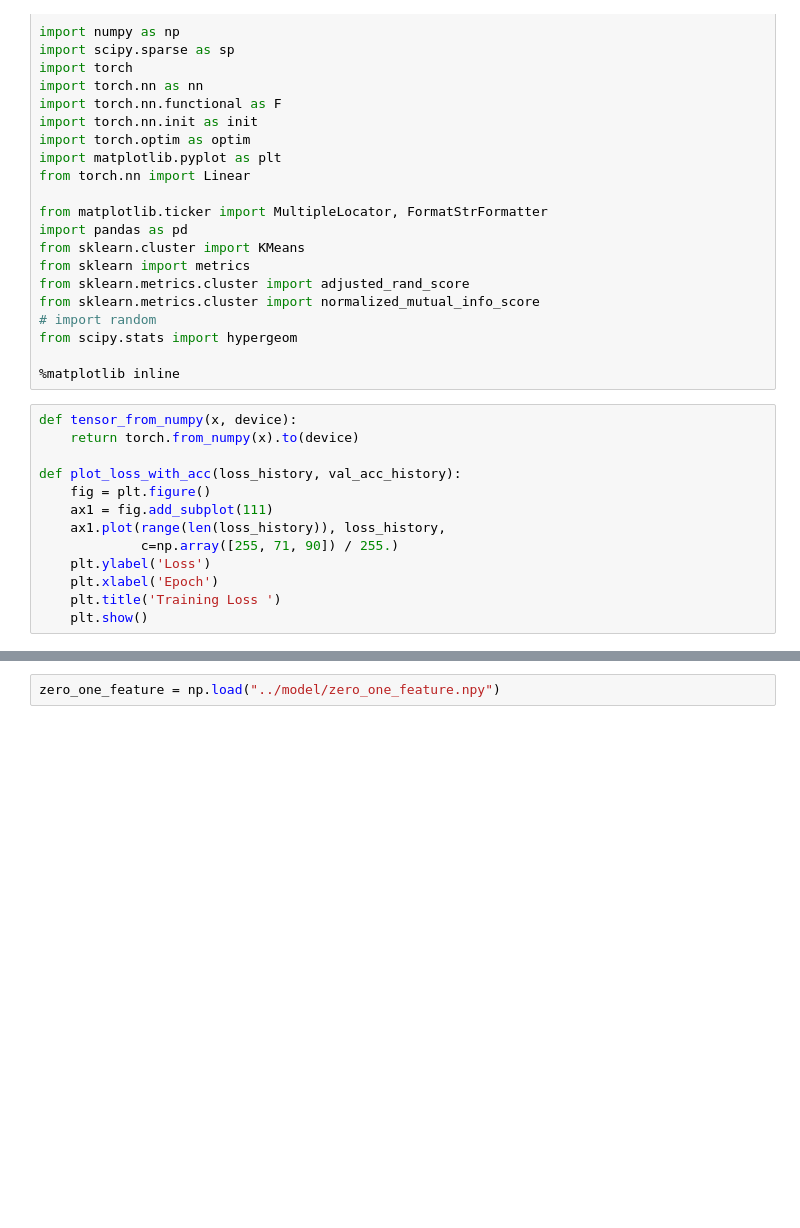
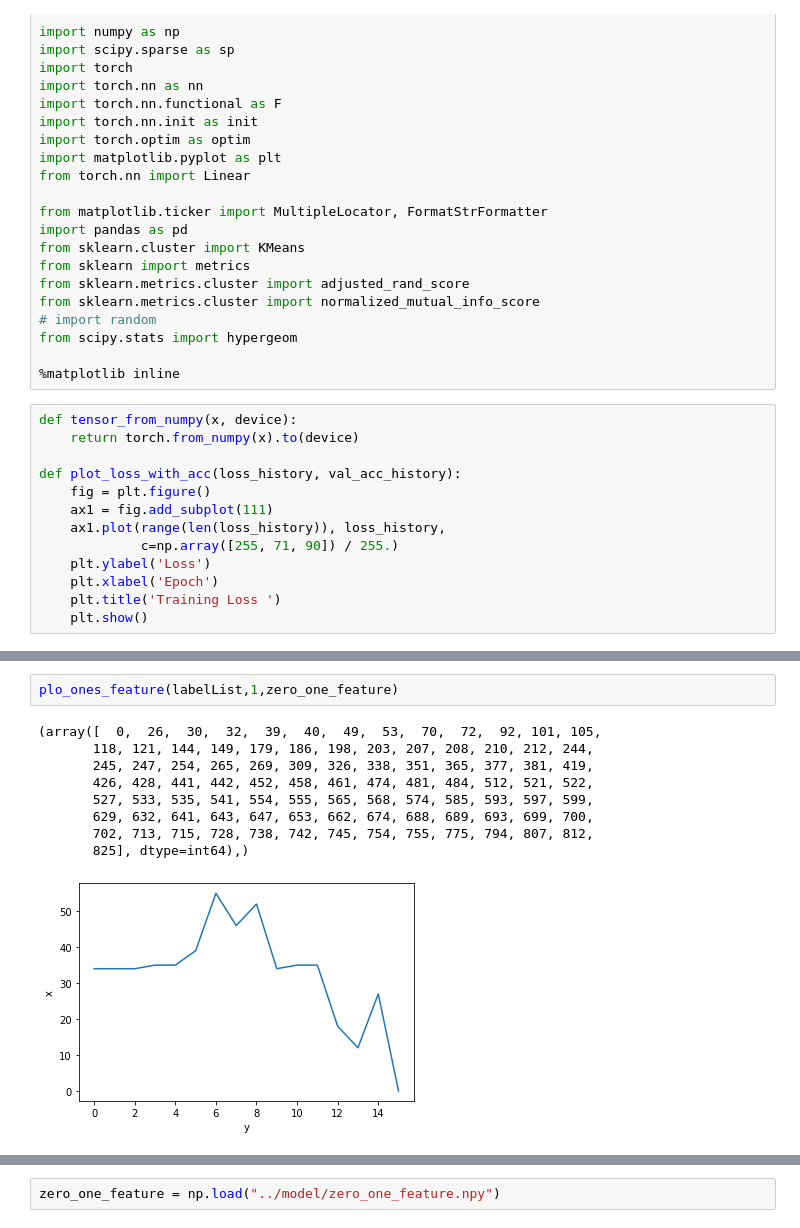
Before and after one commit to chesterzhang/EE-6680, a Jupyter notebook: script/zero_one_encoder.ipynb, the cells around one changed output, grey strips where cells are left out. Cells and saved outputs as stored; diff of their text form; blank space fills up the shorter version.

```diff
--- a/script/zero_one_encoder.ipynb
+++ b/script/zero_one_encoder.ipynb
@@ -285,0 +183,12 @@ print( zero_one_feature[62: 63] )
+# %%
+plo_ones_feature(labelList,1,zero_one_feature)
+# %% [output]
+(array([  0,  26,  30,  32,  39,  40,  49,  53,  70,  72,  92, 101, 105,
+       118, 121, 144, 149, 179, 186, 198, 203, 207, 208, 210, 212, 244,
+       245, 247, 254, 265, 269, 309, 326, 338, 351, 365, 377, 381, 419,
+       426, 428, 441, 442, 452, 458, 461, 474, 481, 484, 512, 521, 522,
+       527, 533, 535, 541, 554, 555, 565, 568, 574, 585, 593, 597, 599,
+       629, 632, 641, 643, 647, 653, 662, 674, 688, 689, 693, 699, 700,
+       702, 713, 715, 728, 738, 742, 745, 754, 755, 775, 794, 807, 812,
+       825], dtype=int64),)
+[figure, added]
```
Also changed, not shown: parts of 22 cells of this notebook.
